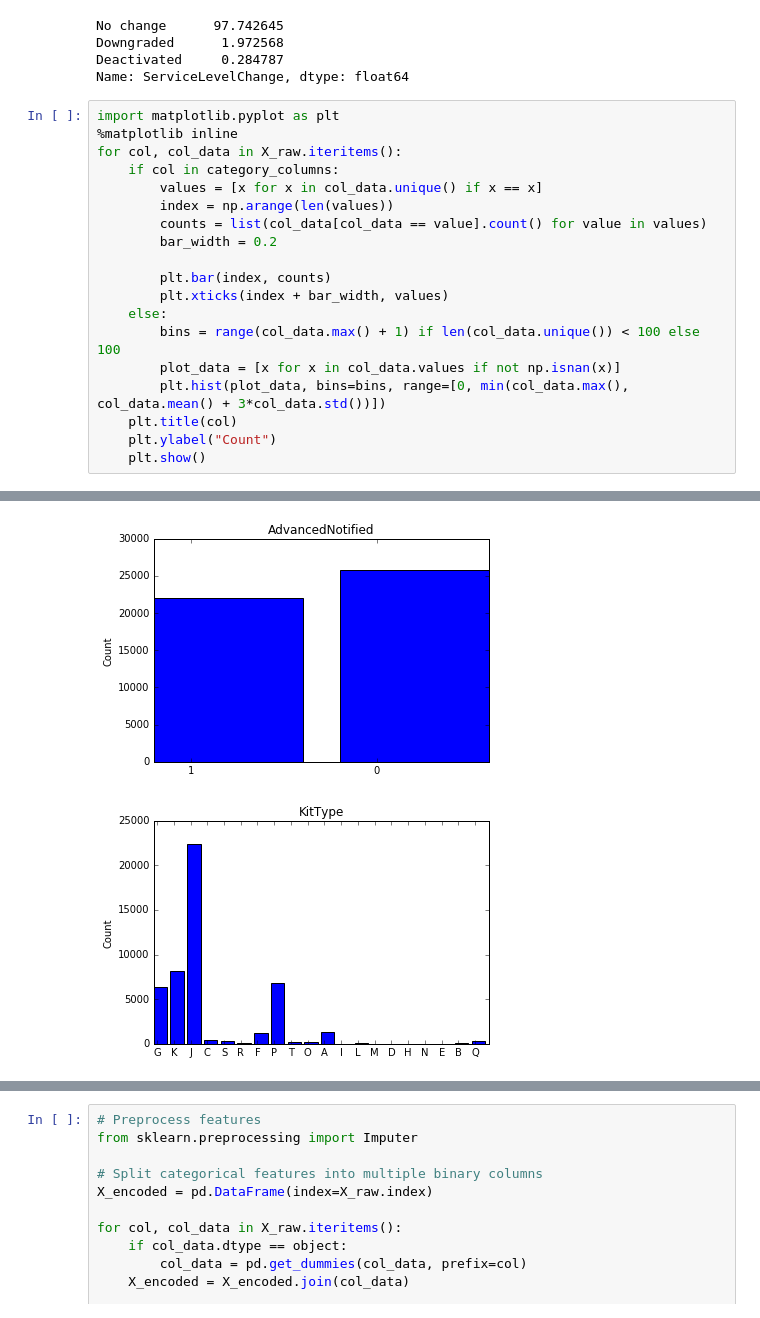
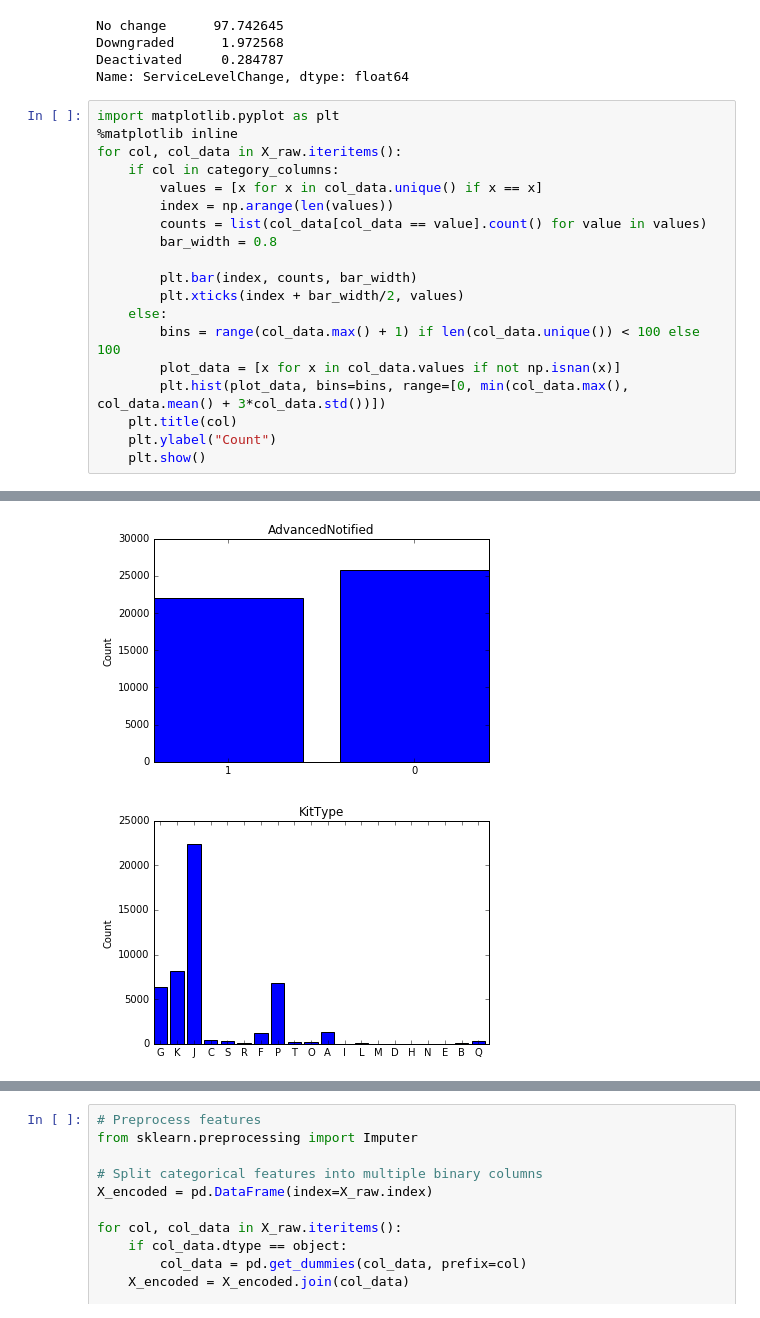
Before and after one commit to sjawhar/udacity-mlnd-capstone, a Jupyter notebook: kit_churn.ipynb, the cells around one changed output, grey strips where cells are left out. Cells and saved outputs as stored; diff of their text form.

Commit message:
Fixed bar chart widths.

```diff
--- a/kit_churn.ipynb
+++ b/kit_churn.ipynb
@@ -74,25 +74,25 @@ Name: ServiceLevelChange, dtype: float64
 # %%
 import matplotlib.pyplot as plt
 %matplotlib inline
 for col, col_data in X_raw.iteritems():
     if col in category_columns:
         values = [x for x in col_data.unique() if x == x]
         index = np.arange(len(values))
         counts = list(col_data[col_data == value].count() for value in values)
-        bar_width = 0.2
+        bar_width = 0.8
 
-        plt.bar(index, counts)
-        plt.xticks(index + bar_width, values)
+        plt.bar(index, counts, bar_width)
+        plt.xticks(index + bar_width/2, values)
     else:
         bins = range(col_data.max() + 1) if len(col_data.unique()) < 100 else 100
         plot_data = [x for x in col_data.values if not np.isnan(x)]
         plt.hist(plot_data, bins=bins, range=[0, min(col_data.max(), col_data.mean() + 3*col_data.std())])
     plt.title(col)
     plt.ylabel("Count")
     plt.show()
 # %% [output]
 [figure]
 [figure]
-[figure, old version]
+[figure, new version]
-[figure, old version]
+[figure, new version]
 [figure]
```
Also changed, not shown: parts of 1 cell of this notebook.
